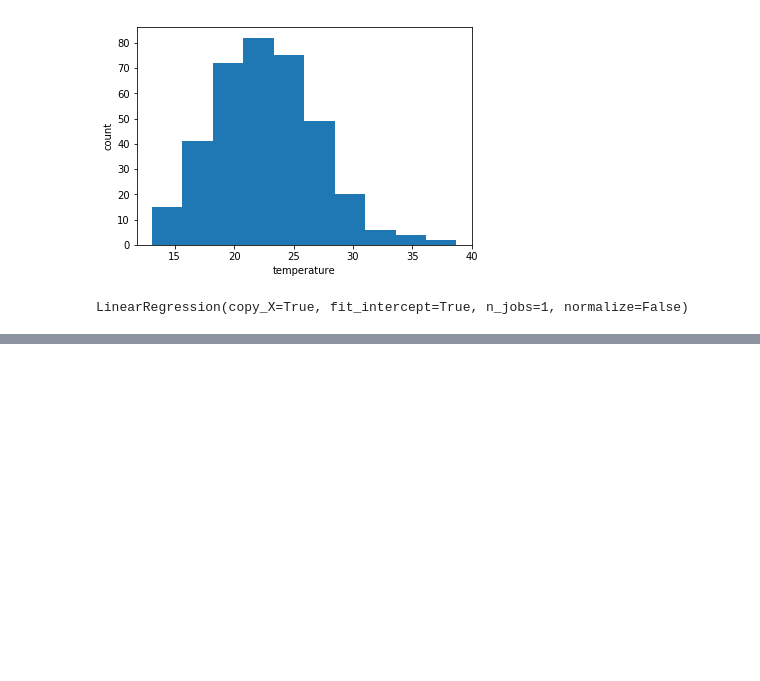
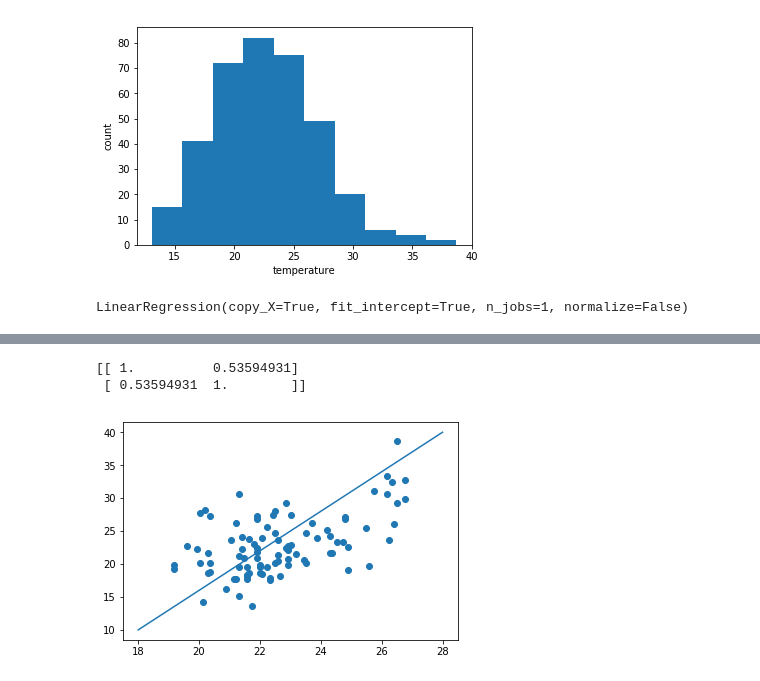
Before and after one commit to axelbojrup/BI, a Jupyter notebook: weather_forecating.ipynb, the cells around one changed output, grey strips where cells are left out. Cells and saved outputs as stored; diff of their text form; code cells hidden in the pictures; blank space fills up the shorter version.

```diff
--- a/weather_forecating.ipynb
+++ b/weather_forecating.ipynb
@@ -7,7 +8,9 @@ dfTarget = pd.read_excel("Target_data.xlsx")
 # %%
+print (dfData_one_feature.shape)
 print (dfData.shape)
 print (dfTarget.shape)
 
+data_one_feature = np.array(dfData_one_feature.as_matrix())
 data = np.array(dfData.as_matrix())
 target = np.squeeze(np.asarray(dfTarget.as_matrix()))
 
@@ -30,15 +34,24 @@ plt.ylabel('count')
 # %%
 from sklearn.model_selection import train_test_split
 
+
+
+X_train_one_feature, X_test_one_feature, y_train_one_feature, y_test_one_feature = train_test_split(data_one_feature, target)
+
 X_train, X_test, y_train, y_test = train_test_split(data, target)
 # %%
 from sklearn.linear_model import LinearRegression
 
+
+
+clf_one_feature = LinearRegression()
 clf = LinearRegression()
 
+clf_one_feature.fit(X_train_one_feature, y_train_one_feature)
 clf.fit(X_train, y_train)
 # %% [output]
 LinearRegression(copy_X=True, fit_intercept=True, n_jobs=1, normalize=False)
 # %%
+predicted_one_feature = clf_one_feature.predict(X_test_one_feature)
 predicted = clf.predict(X_test)
 expected = y_test
@@ -50,0 +73,9 @@ plt.plot([0, 50], [0, 50], '--k')
+# %%
+plt.scatter(predicted_one_feature, y_test_one_feature)
+plt.plot([18, 28], [10, 40])
+
+print (np.corrcoef(predicted_one_feature, y_test_one_feature))
+# %% [output]
+[[ 1.          0.53594931]
+ [ 0.53594931  1.        ]]
+[figure, added]
```
Also changed, not shown: parts of 4 cells of this notebook, 4 other files.
